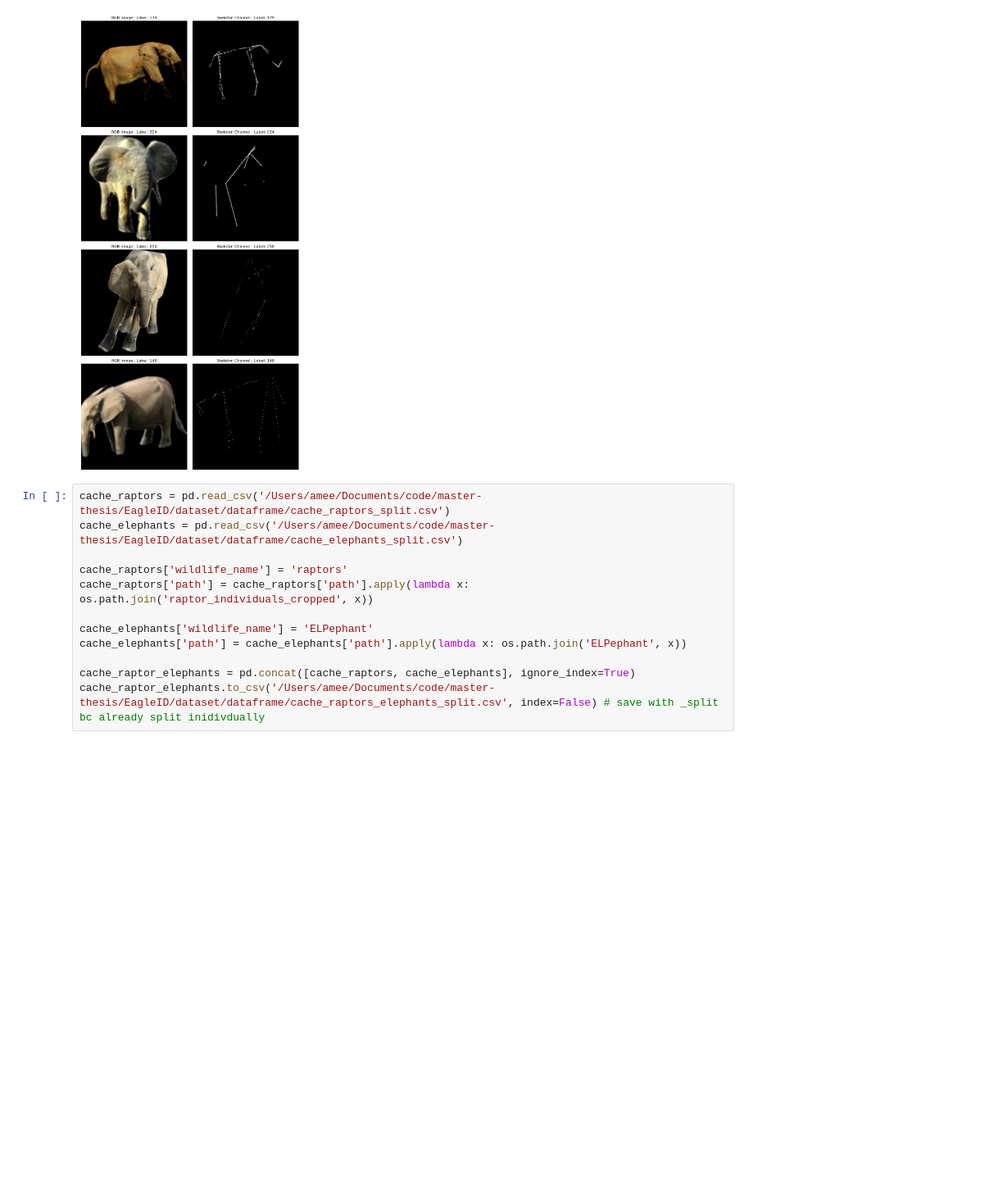
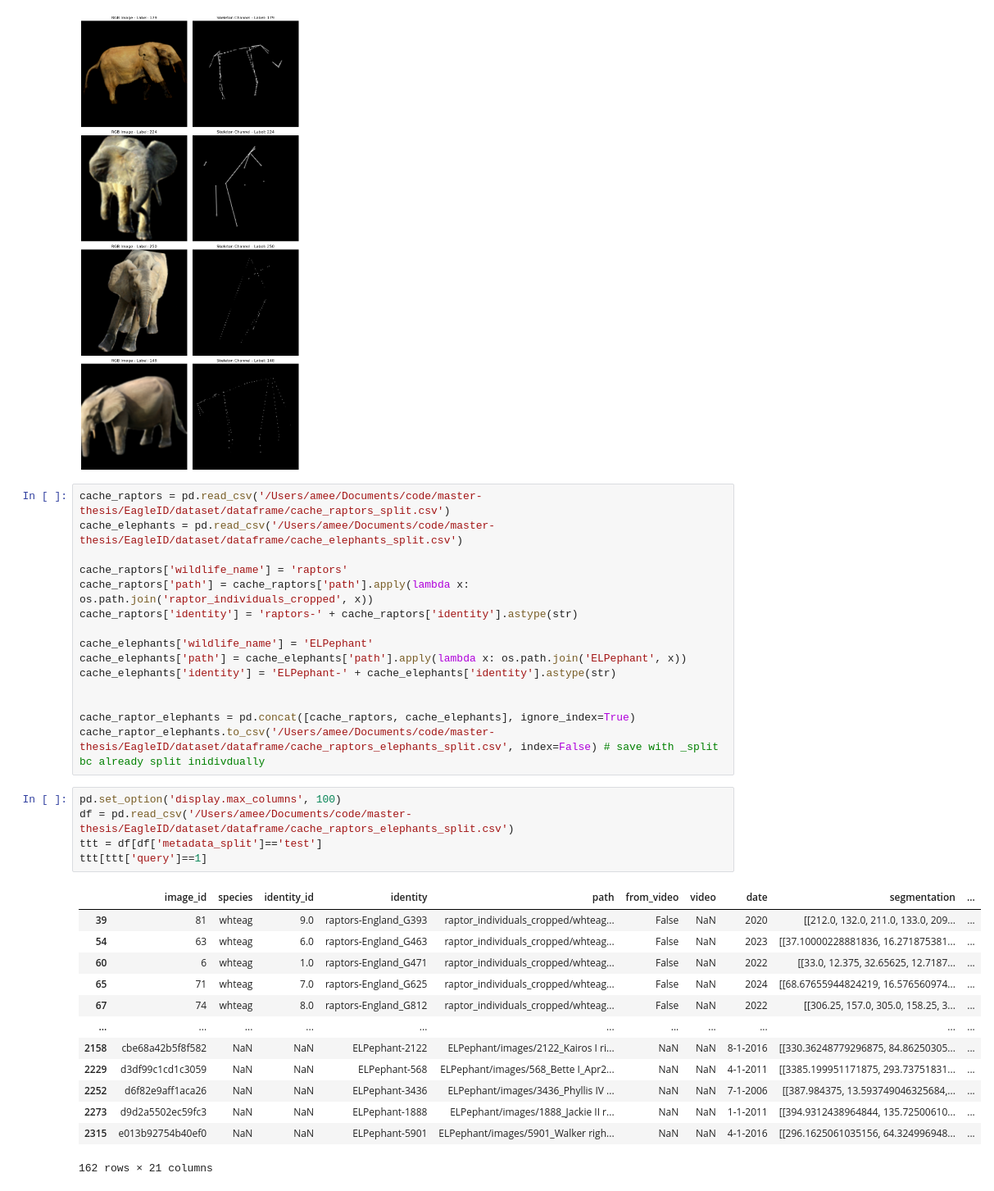
Before and after one commit to ameeassad/EagleID, a Jupyter notebook: notebooks/download_wildlife_ELPephant.ipynb, the cells around one changed output. Shown at 82% size. Saved outputs shown, nothing was run; the diff lists cells and outputs as text; blank space fills up the shorter version.

```diff
--- a/notebooks/download_wildlife_ELPephant.ipynb
+++ b/notebooks/download_wildlife_ELPephant.ipynb
@@ -158,9 +158,31 @@ cache_elephants = pd.read_csv('/Users/amee/Documents/code/master-thesis/EagleID/
 
 cache_raptors['wildlife_name'] = 'raptors'
 cache_raptors['path'] = cache_raptors['path'].apply(lambda x: os.path.join('raptor_individuals_cropped', x))
+cache_raptors['identity'] = 'raptors-' + cache_raptors['identity'].astype(str)
 
 cache_elephants['wildlife_name'] = 'ELPephant'
 cache_elephants['path'] = cache_elephants['path'].apply(lambda x: os.path.join('ELPephant', x))
+cache_elephants['identity'] = 'ELPephant-' + cache_elephants['identity'].astype(str)
+
 
 cache_raptor_elephants = pd.concat([cache_raptors, cache_elephants], ignore_index=True)
 cache_raptor_elephants.to_csv('/Users/amee/Documents/code/master-thesis/EagleID/dataset/dataframe/cache_raptors_elephants_split.csv', index=False) # save with _split bc already split inidivdually
+# %%
+pd.set_option('display.max_columns', 100)
+df = pd.read_csv('/Users/amee/Documents/code/master-thesis/EagleID/dataset/dataframe/cache_raptors_elephants_split.csv')
+ttt = df[df['metadata_split']=='test']
+ttt[ttt['query']==1]
+# %% [output]
+|  | image_id | species | identity_id | identity | path | from_video | video | date | segmentation | ... |
+| 39 | 81 | whteag | 9.0 | raptors-England_G393 | raptor_individuals_cropped/whteag... | False | NaN | 2020 | [[212.0, 132.0, 211.0, 133.0, 209... | ... |
+| 54 | 63 | whteag | 6.0 | raptors-England_G463 | raptor_individuals_cropped/whteag... | False | NaN | 2023 | [[37.10000228881836, 16.271875381... | ... |
+| 60 | 6 | whteag | 1.0 | raptors-England_G471 | raptor_individuals_cropped/whteag... | False | NaN | 2022 | [[33.0, 12.375, 32.65625, 12.7187... | ... |
+| 65 | 71 | whteag | 7.0 | raptors-England_G625 | raptor_individuals_cropped/whteag... | False | NaN | 2024 | [[68.67655944824219, 16.576560974... | ... |
+| 67 | 74 | whteag | 8.0 | raptors-England_G812 | raptor_individuals_cropped/whteag... | False | NaN | 2022 | [[306.25, 157.0, 305.0, 158.25, 3... | ... |
+| ... | ... | ... | ... | ... | ... | ... | ... | ... | ... | ... |
+| 2158 | cbe68a42b5f8f582 | NaN | NaN | ELPephant-2122 | ELPephant/images/2122_Kairos I ri... | NaN | NaN | 8-1-2016 | [[330.36248779296875, 84.86250305... | ... |
+| 2229 | d3df99c1cd1c3059 | NaN | NaN | ELPephant-568 | ELPephant/images/568_Bette I_Apr2... | NaN | NaN | 4-1-2011 | [[3385.199951171875, 293.73751831... | ... |
+| 2252 | d6f82e9aff1aca26 | NaN | NaN | ELPephant-3436 | ELPephant/images/3436_Phyllis IV ... | NaN | NaN | 7-1-2006 | [[387.984375, 13.593749046325684,... | ... |
+| 2273 | d9d2a5502ec59fc3 | NaN | NaN | ELPephant-1888 | ELPephant/images/1888_Jackie II r... | NaN | NaN | 1-1-2011 | [[394.9312438964844, 135.72500610... | ... |
+| 2315 | e013b92754b40ef0 | NaN | NaN | ELPephant-5901 | ELPephant/images/5901_Walker righ... | NaN | NaN | 4-1-2016 | [[296.1625061035156, 64.324996948... | ... |
+162 rows × 21 columns
```
Also changed, not shown: parts of 3 cells of this notebook, 10 other files.
